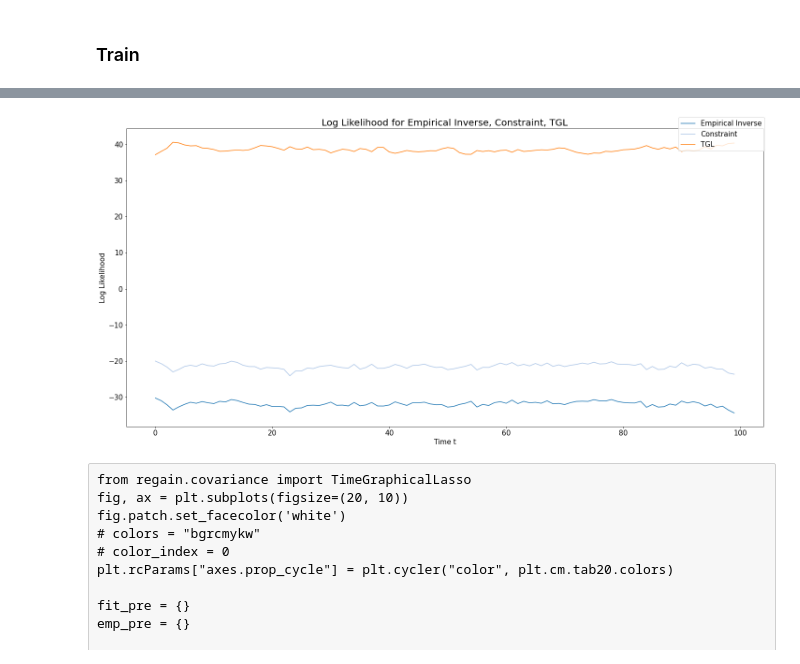
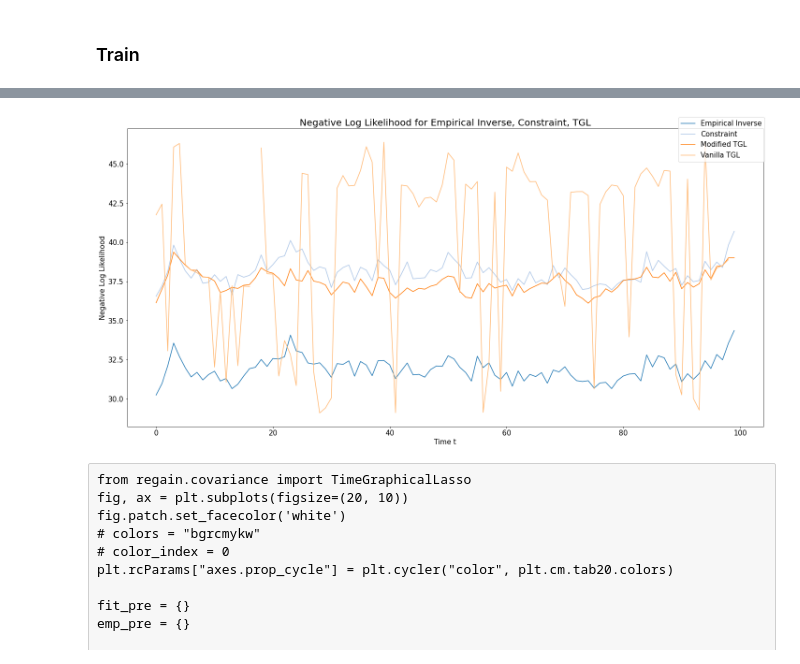
Before and after one commit to atechnicolorskye/post_sum, a Jupyter notebook: regain/inequality_constraint.ipynb, the cells around one changed output, grey strips where cells are left out. Saved outputs shown, nothing was run; the diff lists cells and outputs as text; code cells hidden in the pictures.

```diff
--- a/regain/inequality_constraint.ipynb
+++ b/regain/inequality_constraint.ipynb
@@ -42,6 +42,6 @@ X_cov = np.einsum('ijkl,jmkl->imkl', np.expand_dims(X, 1), np.expand_dims(X, 0))
 # %% [markdown]
 ### Train
 # %%
-from regain.covariance import InequalityTimeGraphicalLasso
-tgl = InequalityTimeGraphicalLasso(max_iter=1000, loss='LL', c_level=0.25, rho=1e2, psi="laplacian")
+from regain.covariance import InequalityTimeGraphicalLasso, TimeGraphicalLasso
+tgl = InequalityTimeGraphicalLasso(max_iter=2000, loss='LL', c_level=0.25, rho=1e2, psi="laplacian")
 emp_inv_score, baseline_score, fit_score, pre = tgl.fit_cov(X_cov).eval_cov_pre()
@@ -67,0 +55,2 @@ print(pre[50])
+# %%
+emp_inv_score_, baseline_score_, fit_score_, pre_ = emp_inv_score, baseline_score, fit_score, pre
@@ -70,23 +79,24 @@ print(pre[50])
 # %%
 fig, ax = plt.subplots(figsize=(20, 10))
 fig.patch.set_facecolor('white')
 # colors = "bgrcmykw"
 # color_index = 0
 plt.rcParams["axes.prop_cycle"] = plt.cycler("color", plt.cm.tab20.colors)
 
 ax.plot(range(n_time), emp_inv_score, label=r'Empirical Inverse')
 ax.plot(range(n_time), baseline_score, label=r'Constraint')
-ax.plot(range(n_time), fit_score, label=r'TGL')
+ax.plot(range(n_time), fit_score_, label=r'Modified TGL')
+ax.plot(range(n_time), fit_score, label=r'Vanilla TGL')
 
 fig.legend(fontsize=15)
-ax.set_ylabel('Log Likelihood', fontsize=15)
+ax.set_ylabel('Negative Log Likelihood', fontsize=15)
 ax.tick_params(axis='both', which='major', labelsize=15)
 ax.set_xlabel('Time t', fontsize=15)
-ax.set_title(r'Log Likelihood for Empirical Inverse, Constraint, TGL', fontsize=20)
+ax.set_title(r'Negative Log Likelihood for Empirical Inverse, Constraint, TGL', fontsize=20)
 plt.tight_layout()
 # plt.savefig('diff_like_{}_{}.pdf'.format(dim_X, dim_fac))
 # %% [output]
-[figure, old version]
+[figure, new version]
 # %%
 fig, ax = plt.subplots(figsize=(20, 10))
 fig.patch.set_facecolor('white')
```
Also changed, not shown: parts of 5 cells of this notebook, 2 other files.
